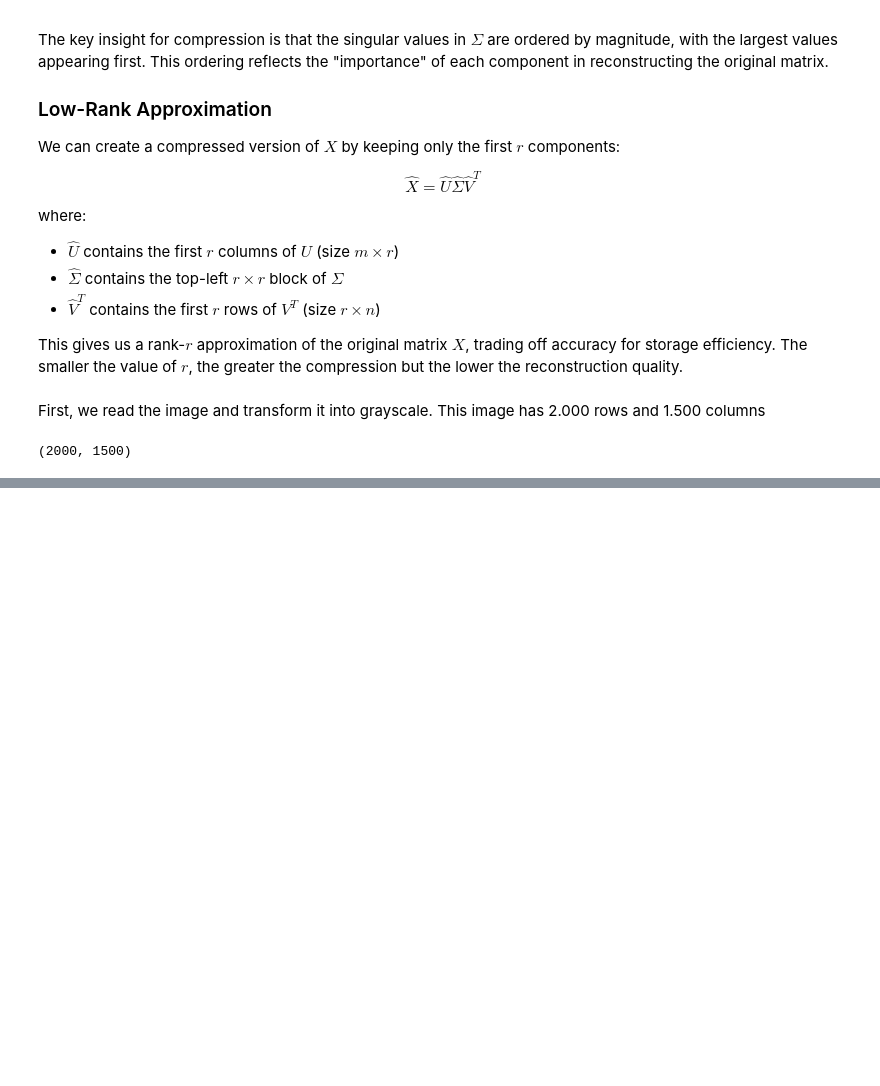
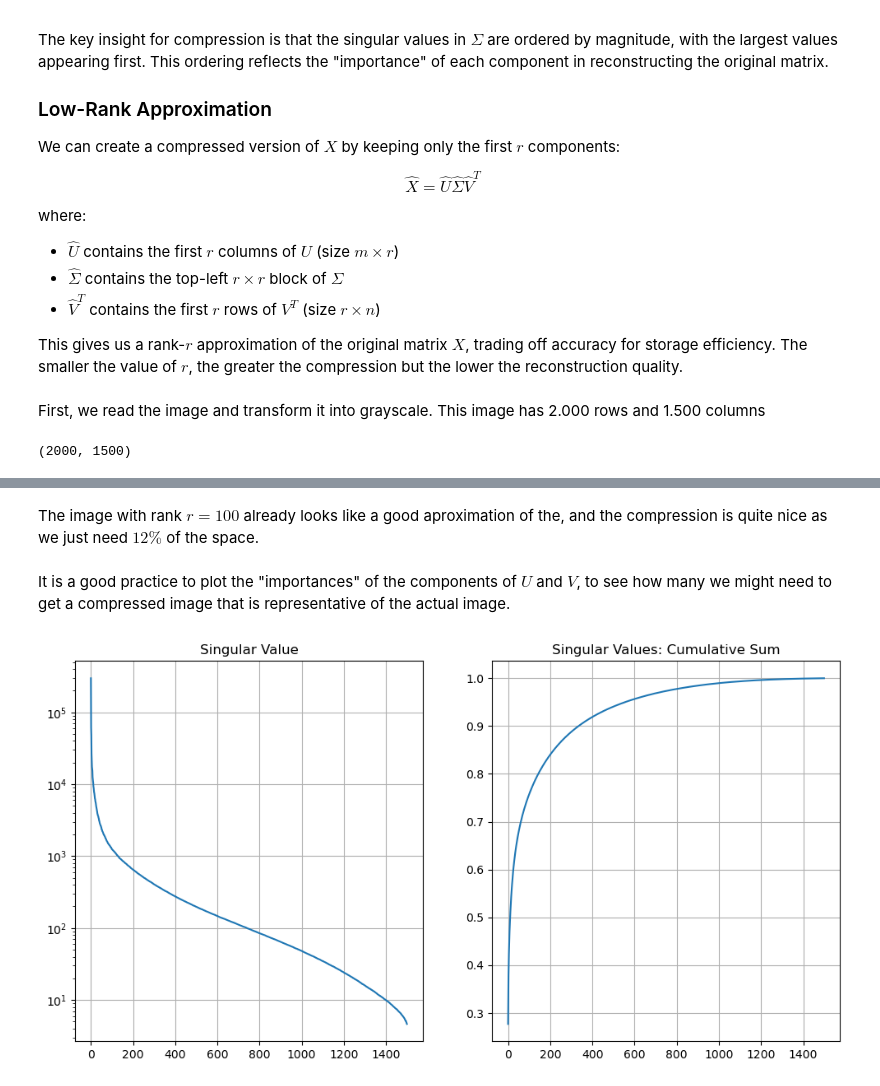
Before and after one commit to OrtizNicola/SVD-Magic, a Jupyter notebook: imageCompression.ipynb, the cells around one changed output, grey strips where cells are left out. Saved outputs shown, nothing was run; the diff lists cells and outputs as text; code cells hidden in the pictures; blank space fills up the shorter version.

```diff
--- a/imageCompression.ipynb
+++ b/imageCompression.ipynb
@@ -71,0 +73,16 @@ plt.show()
+# %% [markdown]
+The image with rank $r=100$ already looks like a good aproximation of the, and the compression is quite nice as we just need $12\%$ of the space.
+# %% [markdown]
+It is a good practice to plot the "importances" of the components of $U$ and $V$, to see how many we might need to get a compressed image that is representative of the actual image.
+# %%
+fig, axes = plt.subplots(1, 2, figsize=(12, 6))
+
+axes[0].semilogy(np.diag(S))
+axes[0].set_title('Singular Value')
+axes[0].grid('True')
+
+axes[1].plot(np.cumsum(np.diag(S))/np.sum(np.diag(S)))
+axes[1].set_title('Singular Values: Cumulative Sum')
+axes[1].grid('True')
+# %% [output]
+[figure, added]
```
Also changed, not shown: parts of 3 cells of this notebook.
